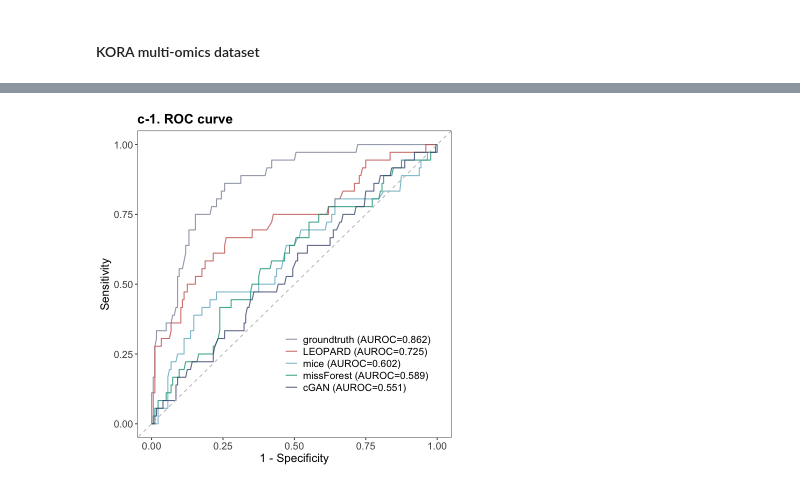
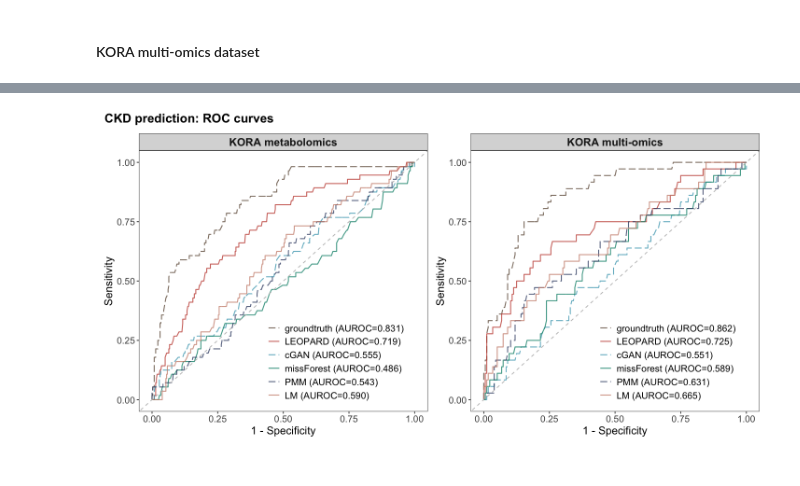
Before and after one commit to HAN-Siyu/LEOPARD, a Jupyter notebook: plot.ipynb, the cells around one changed output, grey strips where cells are left out. Cells and saved outputs as stored; diff of their text form; code cells hidden in the pictures.

```diff
--- a/plot.ipynb
+++ b/plot.ipynb
@@ -266,20 +349,21 @@ We use the following function to visualize UMAP embeddings.
 # %%
 generate_umap_plot <- function(input_plotData, point_size = 1, point_alpha = I(0.9), title = "") {
     # format method order in the plot
-    input_plotData$group  <- factor(input_plotData$group, levels = c("LEOPARD", "mice", "missForest", "cGAN"))
+    input_plotData[["group"]]  <- factor(input_plotData[["group"]],
+                                         levels = c("LEOPARD", "cGAN", "missForest", "PMM", "GLMM"))
 
     # format data source order in the plot
-    input_plotData$source <- factor(input_plotData$source,
-                                    levels = c("Observed data (t1)", "Observed data (t2)", "Imputed data (t2)"))
+    input_plotData[["source"]] <- factor(input_plotData[["source"]],
+                                         levels = c("Observed data (t1)", "Observed data (t2)", "Imputed data (t2)"))
 
     # visualize UMAP embeddings
     plot_umap <- ggplot(data = input_plotData, aes(x = V1, y = V2, color = source))+
         geom_point(shape = 16, alpha = point_alpha, size = point_size) +
         # stat_ellipse(aes(colour = source), linewidth = 0.4, alpha = 0.9, lty = 2) + # add ellipse?
         facet_wrap(~ group, scales = "fixed", nrow = 1) +
-        scale_colour_manual(values = c(pal_nejm("default")(8)[c(1)],
-                                       pal_startrek("uniform")(7)[c(2)],
-                                       pal_npg("nrc")(9)[c(3)])) +
+        scale_colour_manual(values = c(pal_nejm("default", alpha = 0.55)(1),
+                                       pal_npg("nrc", alpha = 0.55)(3)[3],
+                                       pal_npg("nrc", alpha = 0.7)(4)[4])) +
         theme_bw() +
         scale_y_continuous(expand = expansion(c(0.1, 0.1))) +
         scale_x_continuous(expand = expansion(c(0.1, 0.1))) +
@@ -451,41 +593,84 @@ plot_bar
 # %%
-options(repr.plot.width = 6, repr.plot.height = 6)
+options(repr.plot.width = 12, repr.plot.height = 6)
 
 # load ROC data
 roc_data <- read.csv("data/plotData/caseStudy_classification_rocData.csv")
-roc_data$AUROC_label <- factor(roc_data$AUROC_label,
-                               levels = c('groundtruth (AUROC=0.862)',
-                                          'LEOPARD (AUROC=0.725)',
-                                          'mice (AUROC=0.602)',
-                                          'missForest (AUROC=0.589)',
-                                          'cGAN (AUROC=0.551)'))
 
-# generate ROC plot
-plot_roc <- ggplot(roc_data, aes(x = x, y = y, color = AUROC_label, group = AUROC_label)) +
+# set levels
+roc_data[["Data_source"]] <- factor(roc_data[["Data_source"]],
+                                    levels = c('groundtruth', 'LEOPARD', 'cGAN', 'missForest', 'PMM', 'LM'))
+
+# split data for different datasets
+roc_data_meta  <- roc_data[roc_data[["Dataset"]] == "KORA metabolomics",]
+roc_data_multi <- roc_data[roc_data[["Dataset"]] == "KORA multi-omics",]
+
+# set levels for AUROC labels
+roc_data_meta[["AUROC_label"]] <- factor(roc_data_meta[["AUROC_label"]],
+                                         levels = roc_data_meta[["AUROC_label"]][
+                                             match(levels(roc_data_meta[["Data_source"]]),
+                                                   roc_data_meta[["Data_source"]])])
+
+roc_data_multi[["AUROC_label"]] <- factor(roc_data_multi[["AUROC_label"]],
+                                          levels = roc_data_multi[["AUROC_label"]][
+                                              match(levels(roc_data_multi[["Data_source"]]),
+                                                    roc_data_multi[["Data_source"]])])
+# generate ROC plot for KORA metabolomics dataset
+plot_roc_meta <- ggplot(roc_data_meta,
+                        aes(x = x, y = y, color = AUROC_label, group = AUROC_label,
+                            linetype = AUROC_label)) +
     geom_line(linewidth = 0.6) +
     geom_abline(linetype = "dashed", color = "gray") +
-    scale_color_manual(values = colorspace::darken(pal_npg("nrc", alpha = 0.8)(9)[c(6, 1:4)], 0.02)) +
+    scale_linetype_manual(values = c("longdash", "solid", "longdash",
+                                     "solid", "longdash", "solid"), name = "")+
+    scale_color_manual(values = colorspace::darken(pal_npg("nrc", alpha = 0.8)(9)[c(9, 1:5)], 0.1), name = "") +
     theme_bw() +
     labs(x = "1 - Specificity", y = "Sensitivity", color = "Data source") +
-    guides(color = guide_legend(keyheight = 1)) +
-    theme(legend.position    = c(.7,.25),
+    facet_wrap(~ Dataset, nrow = 1, scales = "fixed") +
+    theme(legend.position    = c(.68,.2),
           panel.grid.minor.x = element_blank(),
           panel.grid.minor.y = element_blank(),
           panel.grid.major.x = element_blank(),
           panel.grid.major.y = element_blank(),
-          plot.title   = element_text(size = 16, face = "bold"),
           axis.text.x  = element_text(size = 12),
           axis.text.y  = element_text(size = 12),
           axis.title.y = element_text(size = 14),
           axis.title.x = element_text(size = 14),
           legend.text  = element_text(size = 12),
           legend.title = element_blank(),
           legend.background     = element_blank(),
           legend.box.background = element_blank(),
           legend.key = element_rect(fill = NA),
-          strip.text = element_text(size = 14, face = "bold")) +
-    ggtitle("c-1. ROC curve")
+          strip.text = element_text(size = 14, face = "bold"))
 
-plot_roc
+# generate ROC plot for KORA multi-omics dataset
+plot_roc_multi <- ggplot(roc_data_multi,
+                         aes(x = x, y = y, color = AUROC_label, group = AUROC_label,
+                             linetype = AUROC_label)) +
+    geom_line(linewidth = 0.6) +
+    geom_abline(linetype = "dashed", color = "gray") +
+    scale_linetype_manual(values = c("longdash", "solid", "longdash",
+                                     "solid", "longdash", "solid"), name = "")+
+    scale_color_manual(values = colorspace::darken(pal_npg("nrc", alpha = 0.8)(9)[c(9, 1:5)], 0.1), name = "") +
+    theme_bw() +
+    labs(x = "1 - Specificity", y = "Sensitivity", color = "Data source") +
+    facet_wrap(~ Dataset, nrow = 1, scales = "fixed") +
+    theme(legend.position    = c(.68,.2),
+          panel.grid.minor.x = element_blank(),
+          panel.grid.minor.y = element_blank(),
+          panel.grid.major.x = element_blank(),
+          panel.grid.major.y = element_blank(),
+          axis.text.x  = element_text(size = 12),
+          axis.text.y  = element_text(size = 12),
+          axis.title.y = element_text(size = 14),
+          axis.title.x = element_text(size = 14),
+          legend.text  = element_text(size = 12),
+          legend.title = element_blank(),
+          legend.background     = element_blank(),
+          legend.box.background = element_blank(),
+          legend.key = element_rect(fill = NA),
+          strip.text = element_text(size = 14, face = "bold"))
+
+plot_roc_meta + plot_roc_multi + plot_annotation(title = "CKD prediction: ROC curves",
+                                                 theme = theme(plot.title = element_text(size = 16, face = "bold")))
 # %% [output]
-[figure, old version]
+[figure, new version]
```
Also changed, not shown: parts of 28 cells of this notebook.
